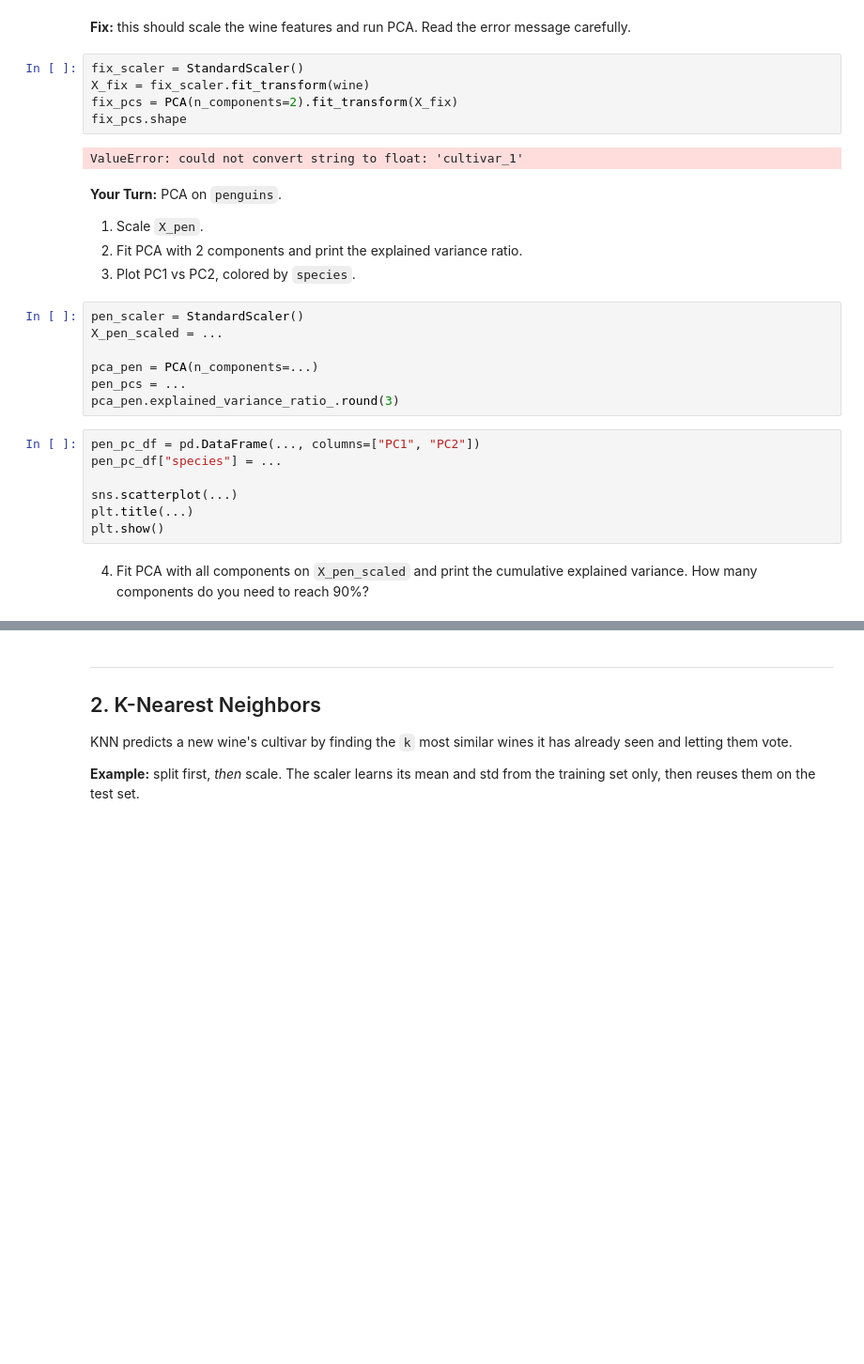
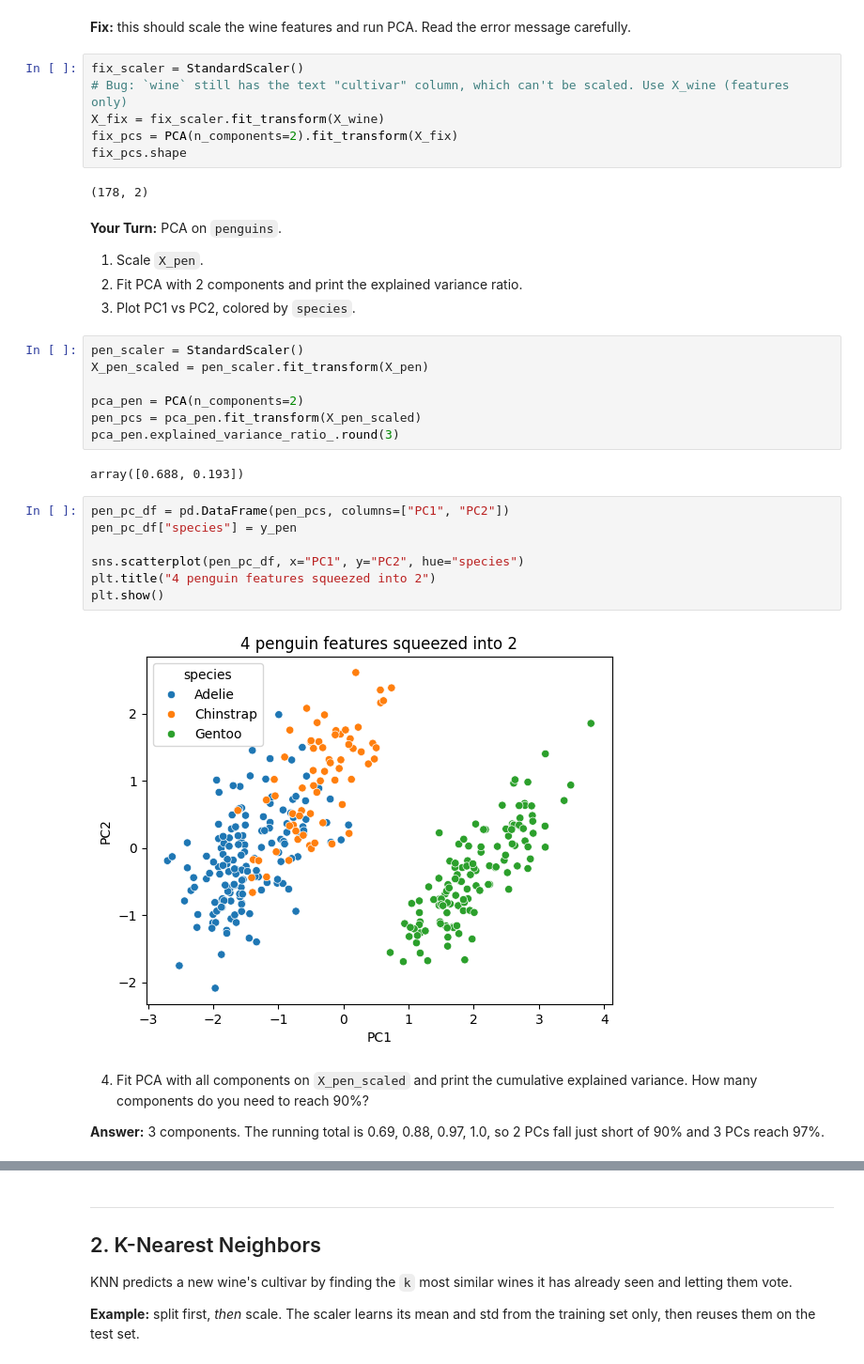
Before and after one commit to himanibalaga/JCP-fall-26, a Jupyter notebook: Week_5 (3).ipynb, the cells around one changed output, grey strips where cells are left out. Shown at 94% size. Drawn from its saved outputs; the diff is of its cells as text; blank space fills up the shorter version.

```diff
--- a/Week_5 (3).ipynb
+++ b/Week_5 (3).ipynb
@@ -270,11 +270,12 @@ pca_90.n_components_
 **Fix:** this should scale the wine features and run PCA. Read the error message carefully.
 # %%
 fix_scaler = StandardScaler()
-X_fix = fix_scaler.fit_transform(wine)
+# Bug: `wine` still has the text "cultivar" column, which can't be scaled. Use X_wine (features only)
+X_fix = fix_scaler.fit_transform(X_wine)
 fix_pcs = PCA(n_components=2).fit_transform(X_fix)
 fix_pcs.shape
 # %% [output]
-ValueError: could not convert string to float: 'cultivar_1'
+(178, 2)
 # %% [markdown]
 **Your Turn:** PCA on `penguins`.
 
@@ -283,18 +284,24 @@ ValueError: could not convert string to float: 'cultivar_1'
 3. Plot PC1 vs PC2, colored by `species`.
 # %%
 pen_scaler = StandardScaler()
-X_pen_scaled = ...
+X_pen_scaled = pen_scaler.fit_transform(X_pen)
 
-pca_pen = PCA(n_components=...)
-pen_pcs = ...
+pca_pen = PCA(n_components=2)
+pen_pcs = pca_pen.fit_transform(X_pen_scaled)
 pca_pen.explained_variance_ratio_.round(3)
+# %% [output]
+array([0.688, 0.193])
 # %%
-pen_pc_df = pd.DataFrame(..., columns=["PC1", "PC2"])
-pen_pc_df["species"] = ...
+pen_pc_df = pd.DataFrame(pen_pcs, columns=["PC1", "PC2"])
+pen_pc_df["species"] = y_pen
 
-sns.scatterplot(...)
-plt.title(...)
+sns.scatterplot(pen_pc_df, x="PC1", y="PC2", hue="species")
+plt.title("4 penguin features squeezed into 2")
 plt.show()
+# %% [output]
+[figure, added]
 # %% [markdown]
 4. Fit PCA with all components on `X_pen_scaled` and print the cumulative explained variance. How many components do you need to reach 90%?
+
+**Answer:** 3 components. The running total is 0.69, 0.88, 0.97, 1.0, so 2 PCs fall just short of 90% and 3 PCs reach 97%.
 # %%
```
Also changed, not shown: parts of 25 cells of this notebook.
